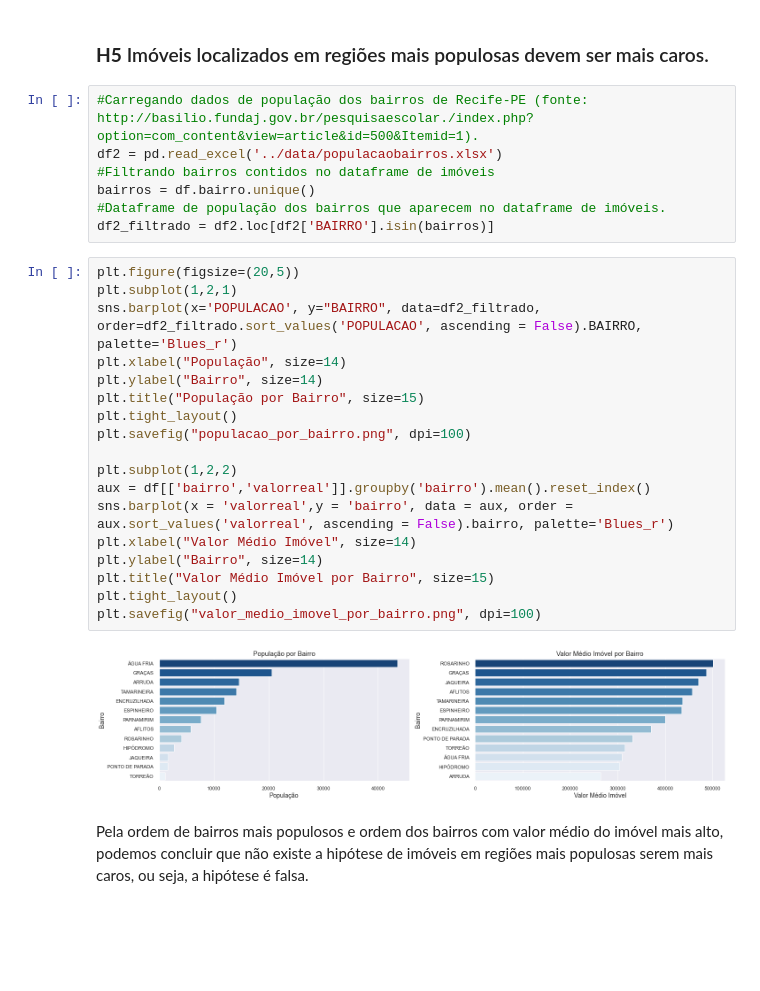
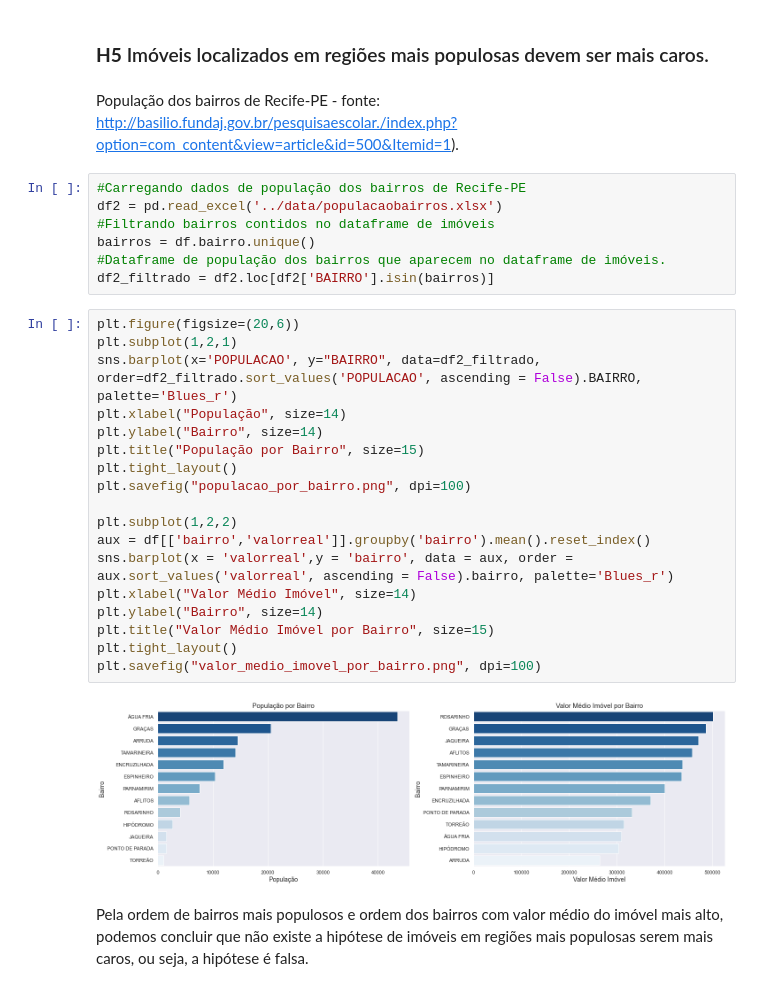
Before and after one commit to wvcalbuquerque/eda_apartamentosznrecife_python, a Jupyter notebook: notebooks/EDA.ipynb, the cells around one changed output. Cells and saved outputs as stored; diff of their text form; blank space fills up the shorter version.

```diff
--- a/notebooks/EDA.ipynb
+++ b/notebooks/EDA.ipynb
@@ -346,33 +357,35 @@ sns.heatmap(df[['areautil','valorreal']].corr(method = 'pearson'), annot = True,
 * A hipótese é verdadeira, com exceção de alguns imóveis que se econtram numa faixa de tamanho entre 120 e 140m2.
 # %% [markdown]
 ### **H5** Imóveis localizados em regiões mais populosas devem ser mais caros.
+# %% [markdown]
+População dos bairros de Recife-PE - fonte: http://basilio.fundaj.gov.br/pesquisaescolar./index.php?option=com_content&view=article&id=500&Itemid=1).
 # %%
-#Carregando dados de população dos bairros de Recife-PE (fonte: http://basilio.fundaj.gov.br/pesquisaescolar./index.php?option=com_content&view=article&id=500&Itemid=1).
+#Carregando dados de população dos bairros de Recife-PE
 df2 = pd.read_excel('../data/populacaobairros.xlsx')
 #Filtrando bairros contidos no dataframe de imóveis
 bairros = df.bairro.unique()
 #Dataframe de população dos bairros que aparecem no dataframe de imóveis.
 df2_filtrado = df2.loc[df2['BAIRRO'].isin(bairros)]
 # %%
-plt.figure(figsize=(20,5))
+plt.figure(figsize=(20,6))
 plt.subplot(1,2,1)
 sns.barplot(x='POPULACAO', y="BAIRRO", data=df2_filtrado, order=df2_filtrado.sort_values('POPULACAO', ascending = False).BAIRRO, palette='Blues_r')
 plt.xlabel("População", size=14)
 plt.ylabel("Bairro", size=14)
 plt.title("População por Bairro", size=15)
 plt.tight_layout()
 plt.savefig("populacao_por_bairro.png", dpi=100)
 
 plt.subplot(1,2,2)
 aux = df[['bairro','valorreal']].groupby('bairro').mean().reset_index()
 sns.barplot(x = 'valorreal',y = 'bairro', data = aux, order = aux.sort_values('valorreal', ascending = False).bairro, palette='Blues_r')
 plt.xlabel("Valor Médio Imóvel", size=14)
 plt.ylabel("Bairro", size=14)
 plt.title("Valor Médio Imóvel por Bairro", size=15)
 plt.tight_layout()
 plt.savefig("valor_medio_imovel_por_bairro.png", dpi=100)
 # %% [output]
-[figure, old version]
+[figure, new version]
 # %% [markdown]
 Pela ordem de bairros mais populosos e ordem dos bairros com valor médio do imóvel mais alto, podemos concluir que não existe a hipótese de imóveis em regiões mais populosas serem mais caros, ou seja, a hipótese é falsa.
 # %% [markdown]
```
Also changed, not shown: parts of 14 cells of this notebook.
